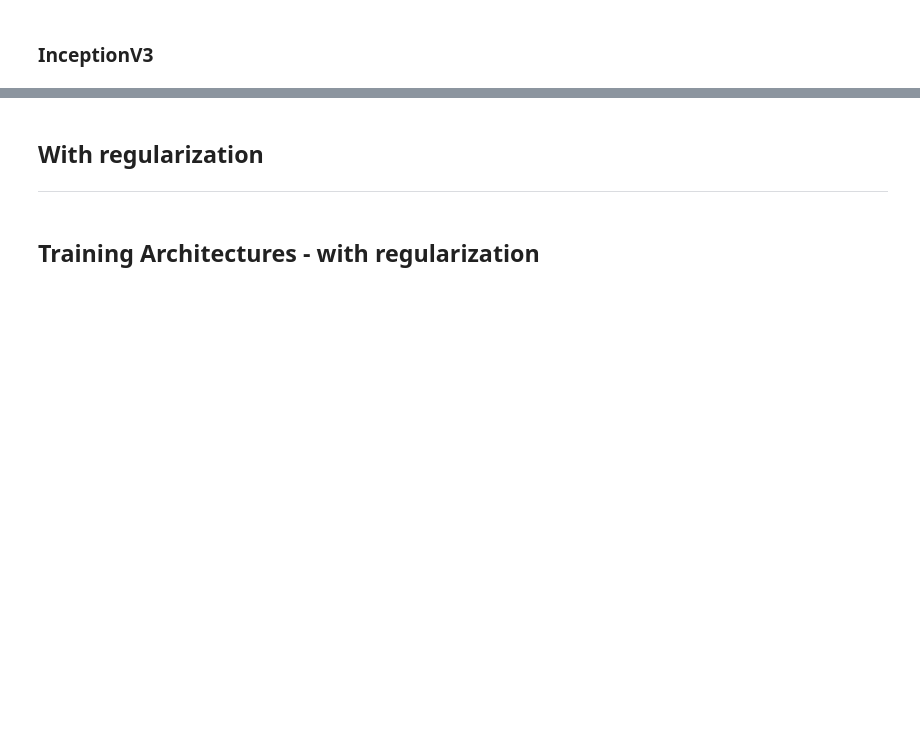
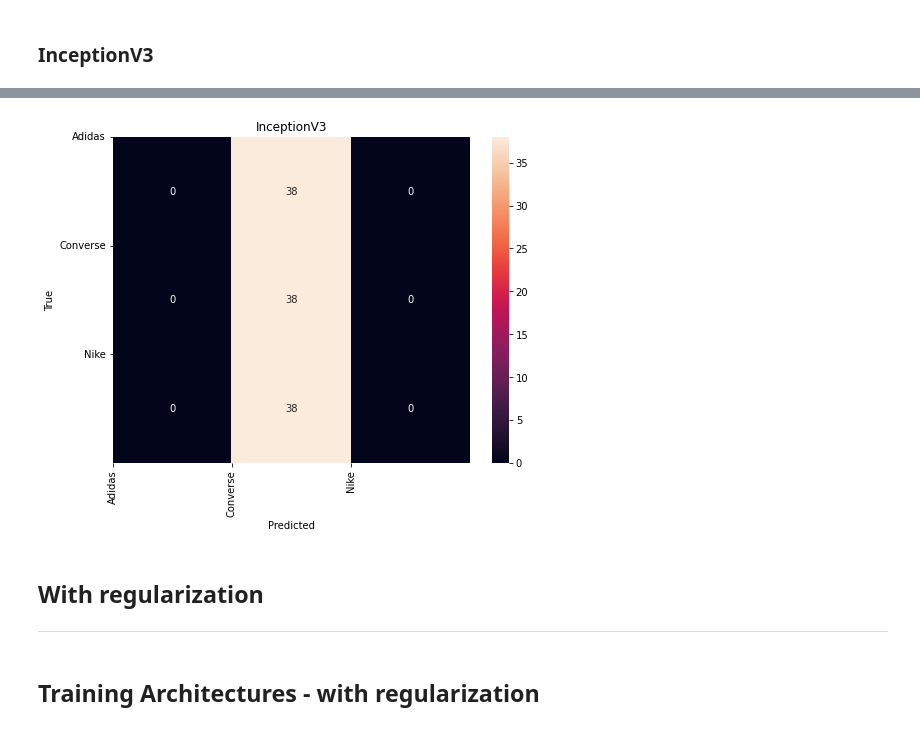
Before and after one commit to ElijahKz/TransferLearning-vs-and-Regularizacion, a Jupyter notebook: CVwDL_2022_3_Laboratorio2.ipynb, the cells around one changed output, grey strips where cells are left out. Cells and saved outputs as stored; diff of their text form; code cells hidden in the pictures; blank space fills up the shorter version.

```diff
--- a/CVwDL_2022_3_Laboratorio2.ipynb
+++ b/CVwDL_2022_3_Laboratorio2.ipynb
@@ -447,5 +504,7 @@ summary_history(inceptionV3_history)
 # %%
-cf_matrix(inceptionV3_history,"InceptionV3")
+cf_matrix(inceptionV3_model,"InceptionV3")
+# %% [output]
+[figure, added]
 # %% [markdown]
 
 
```
Also changed, not shown: parts of 53 cells of this notebook.
